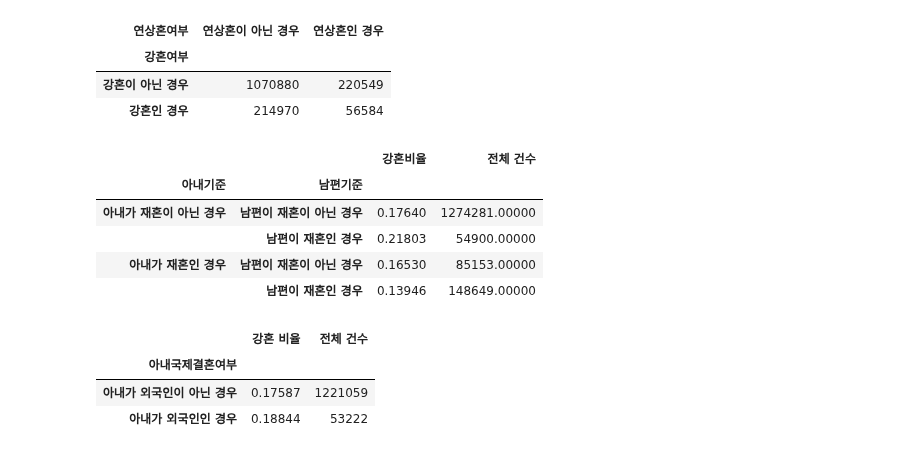
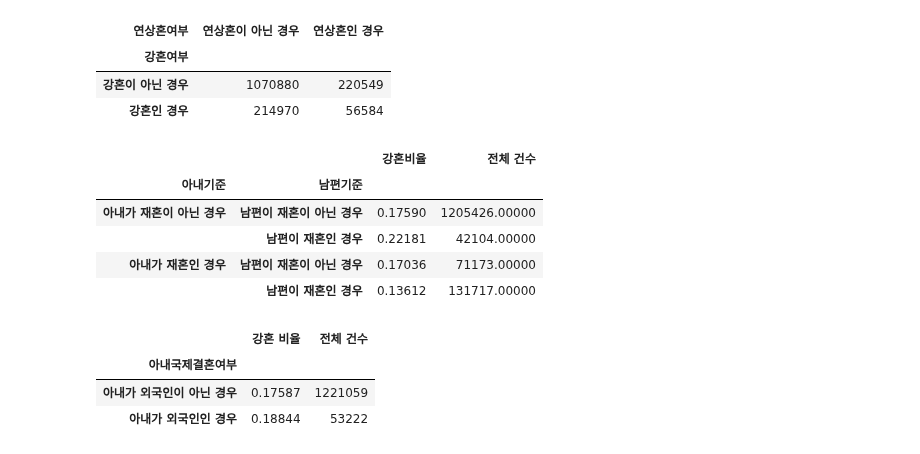
Before and after one commit to ohMinyoung22/science_project, a Jupyter notebook: eda/kanghon.ipynb, the cells around one changed output. Saved outputs shown, nothing was run; the diff lists cells and outputs as text; code cells hidden in the pictures.

```diff
--- a/eda/kanghon.ipynb
+++ b/eda/kanghon.ipynb
@@ -323,41 +323,43 @@ mul_idx = pd.MultiIndex.from_arrays(index_array, names=['아내기준', '남편
 marriage = pd.DataFrame(index=mul_idx)
 
 woman_first_condition = df_from_2014_to_2021['아내재혼여부'] == 0
 woman_not_first_condition = df_from_2014_to_2021['아내재혼여부'] == 1
 
 man_first_condition = df_from_2014_to_2021['남편재혼여부'] == 0
 man_not_first_condition = df_from_2014_to_2021['남편재혼여부'] == 1
 
+dataset = df_from_2014_to_2021[(df_from_2014_to_2021['아내국제결혼여부'] == 0) & (df_from_2014_to_2021['남편국제결혼여부'] == 0)]
+
 
 # 아내 재혼 x, 남편 재혼 x
-population = df_from_2014_to_2021[woman_first_condition & man_first_condition]
+population = dataset[(dataset['남편재혼여부'] == 0) & (dataset['아내재혼여부'] == 0)]
 marriage.loc[('아내가 재혼이 아닌 경우', '남편이 재혼이 아닌 경우'), '강혼비율'] = len(population[population['강혼여부'] == 1]) / len(population)
 marriage.loc[('아내가 재혼이 아닌 경우', '남편이 재혼이 아닌 경우'), '전체 건수'] = len(population)
 
 # 아내 재혼 x, 남편 재혼 o
-population = df_from_2014_to_2021[woman_first_condition & man_not_first_condition]
+population = dataset[(dataset['남편재혼여부'] == 1) & (dataset['아내재혼여부'] == 0)]
 marriage.loc[('아내가 재혼이 아닌 경우', '남편이 재혼인 경우'), '강혼비율'] = len(population[population['강혼여부'] == 1]) / len(population)
 marriage.loc[('아내가 재혼이 아닌 경우', '남편이 재혼인 경우'), '전체 건수'] = len(population)
 
 # 아내 재혼 o, 남편 재혼 x
-population = df_from_2014_to_2021[woman_not_first_condition & man_first_condition]
+population = dataset[(dataset['남편재혼여부'] == 0) & (dataset['아내재혼여부'] == 1)]
 marriage.loc[('아내가 재혼인 경우', '남편이 재혼이 아닌 경우'), '강혼비율'] = len(population[population['강혼여부'] == 1]) / len(population)
 marriage.loc[('아내가 재혼인 경우', '남편이 재혼이 아닌 경우'), '전체 건수'] = len(population)
 
 # 아내 재혼 o, 남편 재혼 o
-population = df_from_2014_to_2021[woman_not_first_condition & man_not_first_condition]
+population = dataset[(dataset['남편재혼여부'] == 1) & (dataset['아내재혼여부'] == 1)]
 marriage.loc[('아내가 재혼인 경우', '남편이 재혼인 경우'), '강혼비율'] = len(population[population['강혼여부'] == 1]) / len(population)
 marriage.loc[('아내가 재혼인 경우', '남편이 재혼인 경우'), '전체 건수'] = len(population)
 
 
 marriage
 # %% [output]
 |  |  | 강혼비율 | 전체 건수 |
 | 아내기준 | 남편기준 |  |  |
-| 아내가 재혼이 아닌 경우 | 남편이 재혼이 아닌 경우 | 0.17640 | 1274281.00000 |
-|  | 남편이 재혼인 경우 | 0.21803 | 54900.00000 |
-| 아내가 재혼인 경우 | 남편이 재혼이 아닌 경우 | 0.16530 | 85153.00000 |
-|  | 남편이 재혼인 경우 | 0.13946 | 148649.00000 |
+| 아내가 재혼이 아닌 경우 | 남편이 재혼이 아닌 경우 | 0.17590 | 1205426.00000 |
+|  | 남편이 재혼인 경우 | 0.22181 | 42104.00000 |
+| 아내가 재혼인 경우 | 남편이 재혼이 아닌 경우 | 0.17036 | 71173.00000 |
+|  | 남편이 재혼인 경우 | 0.13612 | 131717.00000 |
 # %%
 dataset = df_from_2014_to_2021[woman_first_condition & man_first_condition]
 
```
Also changed, not shown: parts of 4 cells of this notebook.
